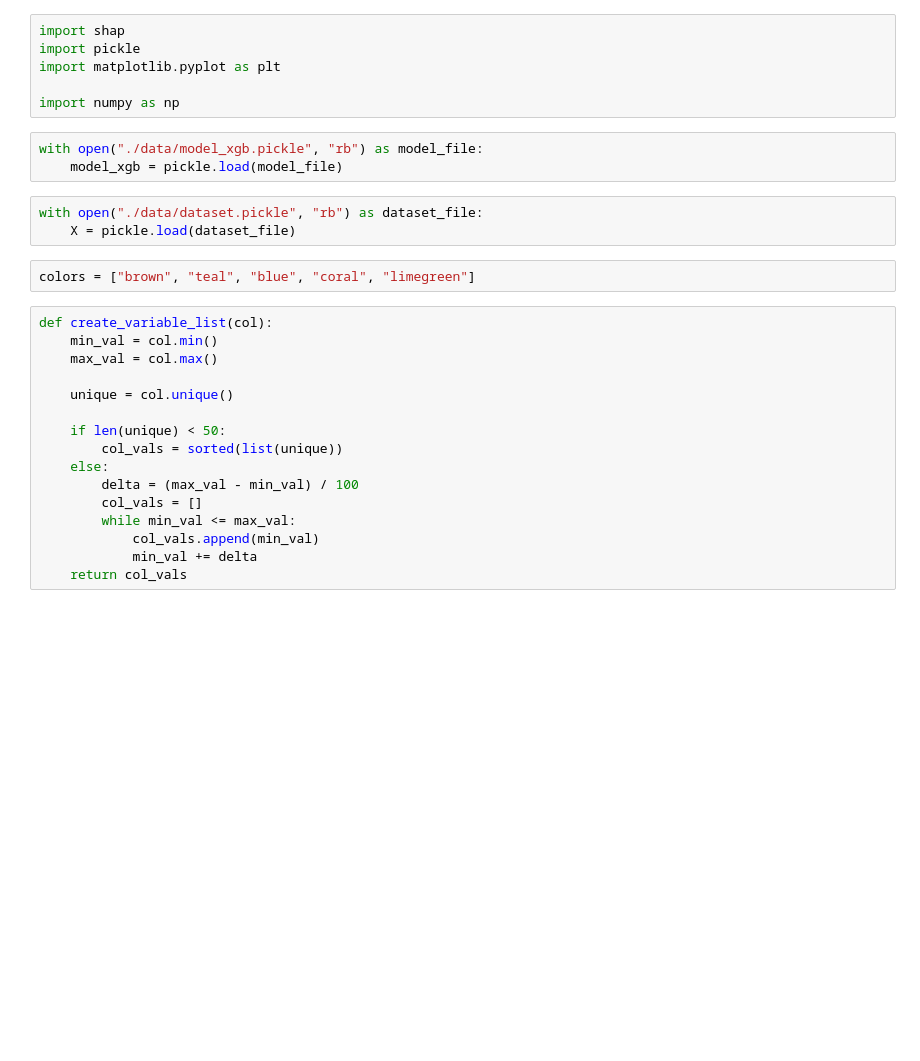
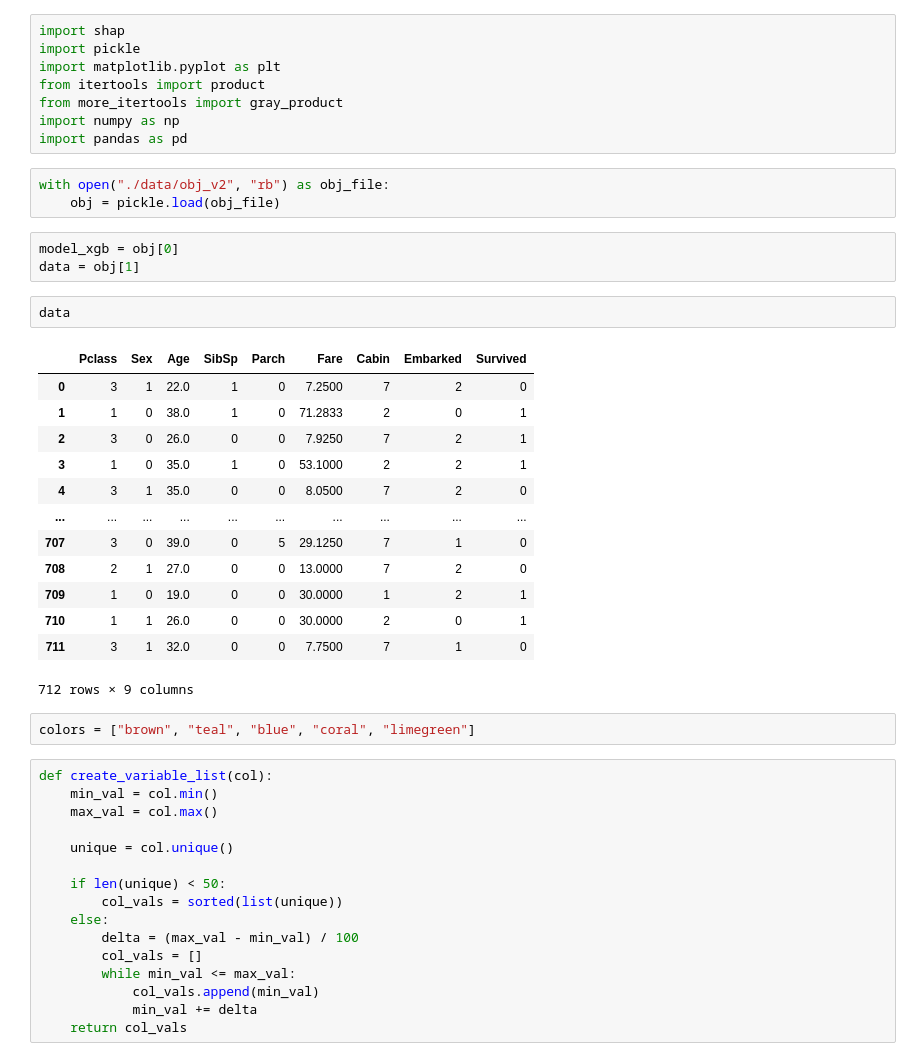
Before and after one commit to brelok-the-pok/SHAP_info_plots, a Jupyter notebook: ds/shap.ipynb, the cells around one changed output. Drawn from its saved outputs; the diff is of its cells as text; blank space fills up the shorter version.

```diff
--- a/ds/shap.ipynb
+++ b/ds/shap.ipynb
@@ -2,14 +2,32 @@
 import shap
 import pickle
 import matplotlib.pyplot as plt
-
+from itertools import product
+from more_itertools import gray_product
 import numpy as np
+import pandas as pd
 # %%
-with open("./data/model_xgb.pickle", "rb") as model_file:
-    model_xgb = pickle.load(model_file)
+with open("./data/obj_v2", "rb") as obj_file:
+    obj = pickle.load(obj_file)
-# %%
-with open("./data/dataset.pickle", "rb") as dataset_file:
-    X = pickle.load(dataset_file)
+# %%
+model_xgb = obj[0]
+data = obj[1]
+# %%
+data
+# %% [output]
+|  | Pclass | Sex | Age | SibSp | Parch | Fare | Cabin | Embarked | Survived |
+| 0 | 3 | 1 | 22.0 | 1 | 0 | 7.2500 | 7 | 2 | 0 |
+| 1 | 1 | 0 | 38.0 | 1 | 0 | 71.2833 | 2 | 0 | 1 |
+| 2 | 3 | 0 | 26.0 | 0 | 0 | 7.9250 | 7 | 2 | 1 |
+| 3 | 1 | 0 | 35.0 | 1 | 0 | 53.1000 | 2 | 2 | 1 |
+| 4 | 3 | 1 | 35.0 | 0 | 0 | 8.0500 | 7 | 2 | 0 |
+| ... | ... | ... | ... | ... | ... | ... | ... | ... | ... |
+| 707 | 3 | 0 | 39.0 | 0 | 5 | 29.1250 | 7 | 1 | 0 |
+| 708 | 2 | 1 | 27.0 | 0 | 0 | 13.0000 | 7 | 2 | 0 |
+| 709 | 1 | 0 | 19.0 | 0 | 0 | 30.0000 | 1 | 2 | 1 |
+| 710 | 1 | 1 | 26.0 | 0 | 0 | 30.0000 | 2 | 0 | 1 |
+| 711 | 3 | 1 | 32.0 | 0 | 0 | 7.7500 | 7 | 1 | 0 |
+712 rows × 9 columns
 # %%
 colors = ["brown", "teal", "blue", "coral", "limegreen"]
 # %%
```
Also changed, not shown: parts of 21 cells of this notebook, 6 other files.
